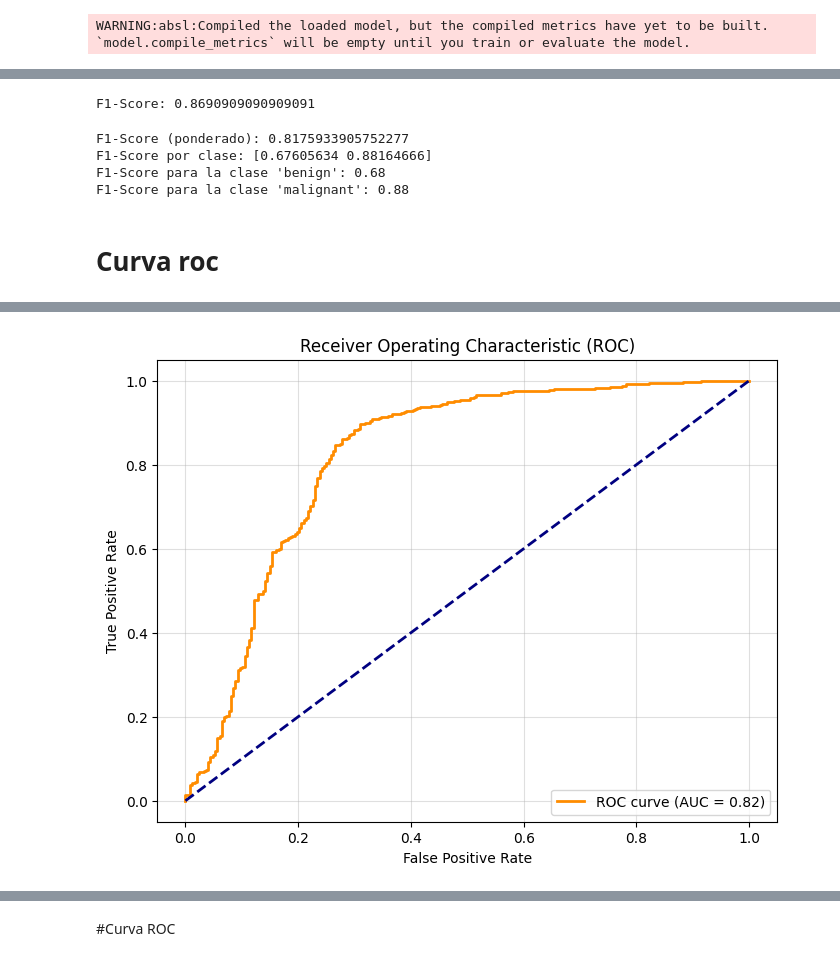
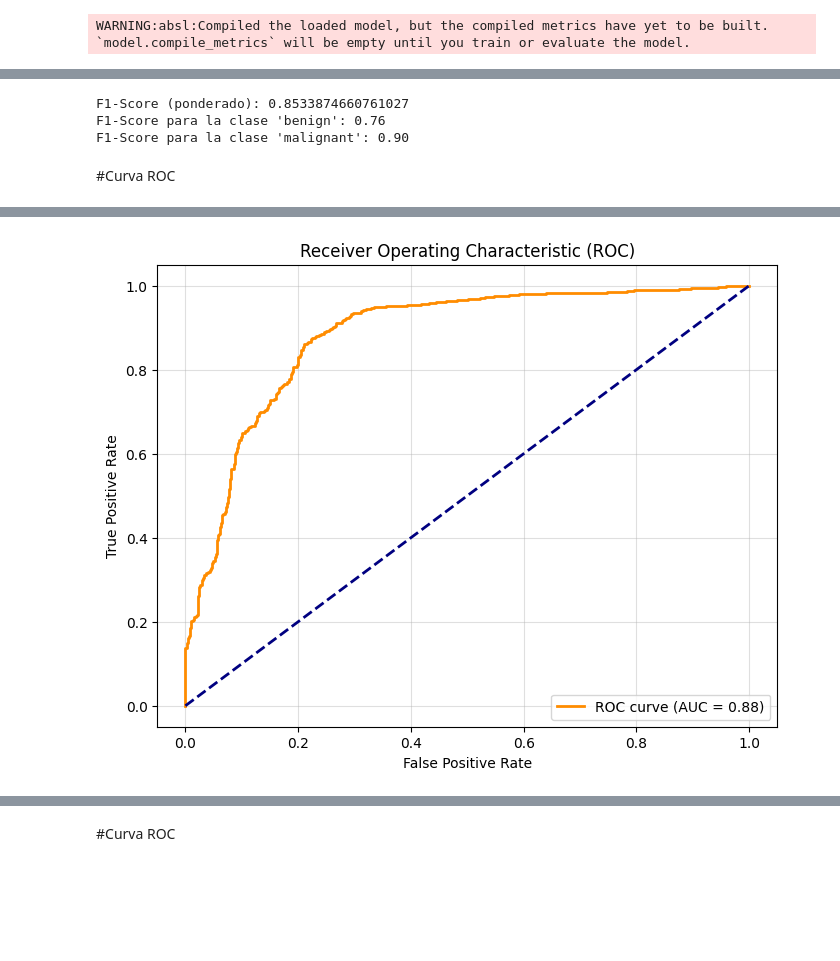
Before and after one commit to clasicancer/Casificancer, a Jupyter notebook: dev_model/Prueba_modelos.ipynb, the cells around one changed output, grey strips where cells are left out. Drawn from its saved outputs; the diff is of its cells as text; code cells hidden in the pictures; blank space fills up the shorter version.

```diff
--- a/dev_model/Prueba_modelos.ipynb
+++ b/dev_model/Prueba_modelos.ipynb
@@ -269,7 +196,7 @@ from sklearn.metrics import f1_score
 
 # Obtener imágenes y etiquetas del conjunto de datos
 images, labels = [], []
-for img_batch, label_batch in test_ds:
+for img_batch, label_batch in val_ds:
     images.append(img_batch)
     labels.append(label_batch)
 
@@ -278,6 +205,6 @@ images = tf.concat(images, axis=0)
 labels = tf.concat(labels, axis=0)
 
 # Predecir con el modelo
-predictions = carga_modelo_1.predict(images)
+predictions = carga_modelo_cancer_2.predict(images)
 predicted_labels = (predictions > 0.5).astype(int)  # Convertir probabilidades a etiquetas binarias
 # %% [output]
@@ -285,37 +212,25 @@ predicted_labels = (predictions > 0.5).astype(int)  # Convertir probabilidades a
 # %%
 # Calcular el F1-score
-# Convert predicted_labels to binary format by taking the argmax along axis 1
-predicted_labels_binary = np.argmax(predicted_labels, axis=1)
+# Convert predictions to binary format by choosing the class with the higher probability
+predicted_labels_binary = np.argmax(predictions, axis=1)
 
 # Now calculate the F1-score
-f1 = f1_score(labels.numpy(), predicted_labels_binary)
-print("F1-Score:", f1)
+f1_weighted = f1_score(labels.numpy(), predicted_labels_binary, average='weighted')
+
+# F1-score para cada clase
+f1_per_class = f1_score(labels.numpy(), predicted_labels_binary, average=None)
+
+print("F1-Score (ponderado):", f1_weighted)
+
+class_names = val_ds.class_names  # Si tienes nombres de clases del dataset
+for i, f1 in enumerate(f1_per_class):
+    print(f"F1-Score para la clase '{class_names[i]}': {f1:.2f}")
 # %% [output]
-F1-Score: 0.8690909090909091
+F1-Score (ponderado): 0.8533874660761027
+F1-Score para la clase 'benign': 0.76
+F1-Score para la clase 'malignant': 0.90
-# %%
-# Calcular el F1-score
-# Convert predictions to binary format by choosing the class with the higher probability
-predicted_labels_binary = np.argmax(predictions, axis=1)
-
-# Now calculate the F1-score
-f1_weighted = f1_score(labels.numpy(), predicted_labels_binary, average='weighted')
-
-# F1-score para cada clase
-f1_per_class = f1_score(labels.numpy(), predicted_labels_binary, average=None)
-
-print("F1-Score (ponderado):", f1_weighted)
-print("F1-Score por clase:", f1_per_class)
-
-class_names = test_ds.class_names  # Si tienes nombres de clases del dataset
-for i, f1 in enumerate(f1_per_class):
-    print(f"F1-Score para la clase '{class_names[i]}': {f1:.2f}")
-# %% [output]
-F1-Score (ponderado): 0.8175933905752277
-F1-Score por clase: [0.67605634 0.88164666]
-F1-Score para la clase 'benign': 0.68
-F1-Score para la clase 'malignant': 0.88
 # %% [markdown]
-# Curva roc
+#Curva ROC
 # %%
 import tensorflow as tf
 import numpy as np
@@ -326,10 +241,10 @@ from sklearn.metrics import roc_curve, auc
 y_true = []  # Etiquetas verdaderas
 y_pred = []  # Probabilidades predichas
 
-for images, labels in test_ds:
+for images, labels in val_ds:
     y_true.extend(labels.numpy())  # Convertir tensores a numpy
     # Get predictions for the positive class (assuming binary classification)
-    predictions = carga_modelo_1.predict(images)
+    predictions = carga_modelo_cancer_2.predict(images)
     # If your model outputs a single probability for the positive class, use:
     # y_pred.extend(predictions)
     # If your model outputs probabilities for multiple classes, use:
@@ -374 +289 @@ plt.show()
-[figure, old version]
+[figure, new version]
```
Also changed, not shown: parts of 69 cells of this notebook, 2 other files.
